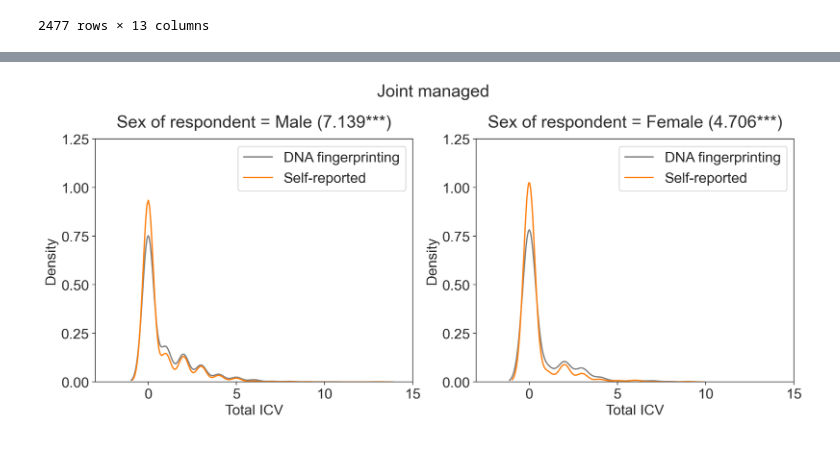
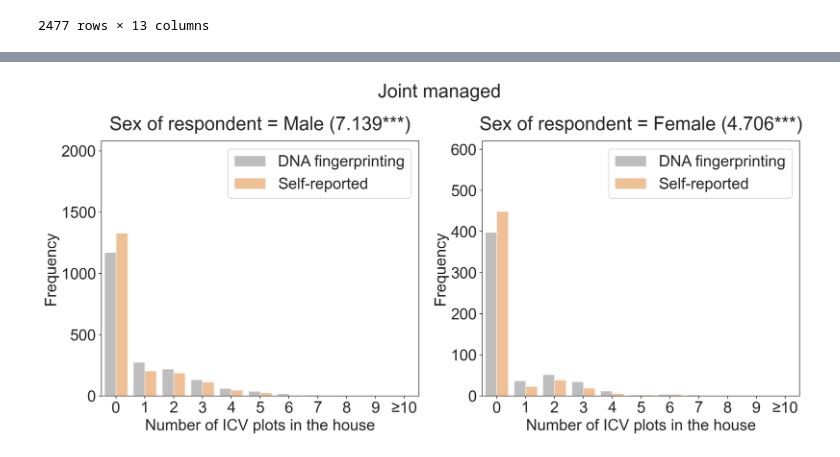
Before and after one commit to japrietov/Technology-Adoption, a Jupyter notebook: Code/Final graphs (Python).ipynb, the cells around one changed output, grey strips where cells are left out. Cells and saved outputs as stored; diff of their text form; code cells hidden in the pictures.

```diff
--- a/Code/Final graphs (Python).ipynb
+++ b/Code/Final graphs (Python).ipynb
@@ -2,7 +2,7 @@
 import pandas as pd
 import seaborn as sns
 import matplotlib.pyplot as plt
-plt.rcParams.update({'font.size': 18})
+plt.rcParams.update({'font.size': 20})
 
 # running new things
 from scipy.stats import ttest_rel
@@ -99,14 +99,14 @@ df_F = df_allMF[df_allMF['A02_Sex'] == 'Female']
 df_F = df_F.reset_index(drop=True)
 
 # https://data.iita.org/dataset/the-cassava-monitoring-survey-cms-in-nigeria-household-and-plot-level-data
-df_H_dna = pd.read_csv("../Data/CMS-raw/dna.csv")
+df_H_dna_raw = pd.read_csv("../Data/CMS-raw/dna.csv")
 houseIDs = df_M['HouseID'].value_counts().keys()
-df_H_dna = df_H_dna[df_H_dna['HouseID'].isin(houseIDs)].groupby('HouseID', as_index=False).agg(
+df_H_dna_raw = df_H_dna_raw[df_H_dna_raw['HouseID'].isin(houseIDs)].groupby('HouseID', as_index=False).agg(
     {'StateID': 'min', 'adoption': ['sum', 'min']})
-df_H_dna.columns = ['HouseID', 'ZoneID', 'Household_ICV', 'planted']
-df_H_dna['ZoneID'] = (df_H_dna['ZoneID']/10).astype(int)#.tail()
-df_H_dna.head()
+df_H_dna_raw.columns = ['HouseID', 'ZoneID', 'Household_ICV', 'planted']
+df_H_dna_raw['ZoneID'] = (df_H_dna_raw['ZoneID']/10).astype(int)#.tail()
+df_H_dna_raw.head()
 
-df_H_dna.shape
+df_H_dna_raw.shape
 # %% [output]
 (729, 4)
@@ -436,10 +614,10 @@ df_CMS_HH  = df_CMS_HH.rename(columns={'Household_ICV': 'Total ICV - Survey', 'p
                                        'Male_ICV_Managed': 'Total ICV Male - Survey', 'Female_ICV_Managed': 'Total ICV Female - Survey',
                                        'Joint_ICV_Managed': 'Total ICV Joint - Survey'})
 
-df_CMS_HH_DNA = pd.merge(df_merge, df_CMS_HH[['HouseID', 'A02_Sex', 'Total ICV - Survey', 'Y_N ICV - Survey',
+df_CMS_HH_DNA_byplot = pd.merge(df_merge, df_CMS_HH[['HouseID', 'A02_Sex', 'Total ICV - Survey', 'Y_N ICV - Survey',
                                             'Total ICV Male - Survey', 'Total ICV Female - Survey', 'Total ICV Joint - Survey']],
                          on='HouseID')
-df_CMS_HH_DNA
+df_CMS_HH_DNA_byplot
 # %% [output]
 |  | HouseID | ZoneID | Total ICV - DNA | Y_N ICV - DNA | Total ICV Female - DNA | Total ICV Male - DNA | ... |
 | 0 | 112111 | 1 | 1 | 1 | 0 | 1 | ... |
@@ -495,68 +729,61 @@ DNA fingerprinting vs Self-reported 8.491***
 # %%
 var = 'Total ICV Joint'
-plt.rcParams.update({'font.size': 16})
+# plt.rcParams.update({'font.size': 16})
 
 for _, color in zip(['Male', 'Female', 'Joint'], ['C0', 'C3', 'C1']):
-    var = 'Total ICV ' + _
+    var = 'Household_ICV_' + _
 
-    fig1, ax1 = plt.subplots(1, 2, figsize=(14,5), dpi=200)
-    df_CMS_HH_DNA_male = df_CMS_HH_DNA[df_CMS_HH_DNA['A02_Sex'] == 'Male']
-    df_CMS_HH_DNA_female = df_CMS_HH_DNA[df_CMS_HH_DNA['A02_Sex'] == 'Female']
+    fig1, ax1 = plt.subplots(1, 2, figsize=(16,6), dpi=200)
+    df_CMS_HH_DNA_male = summary_cms_byplot[summary_cms_byplot['A02_Sex'] == 'Male']
+    df_CMS_HH_DNA_female = summary_cms_byplot[summary_cms_byplot['A02_Sex'] == 'Female']
 
-    sns.kdeplot(df_CMS_HH_DNA_male[var + " - DNA"], ax = ax1[0],  color="C7", label ="DNA fingerprinting")
-    sns.kdeplot(df_CMS_HH_DNA_male[var + " - Survey"], ax = ax1[0], color=color, label ="Self-reported")
+    sns.barplot(df_CMS_HH_DNA_male[(df_CMS_HH_DNA_male['variable'] == var)], x='level',  y='count',
+                    ax = ax1[0],
+                    hue="source", errorbar=None, palette=["C7", color], alpha=0.5)
 
-
-    sns.kdeplot(df_CMS_HH_DNA_female[var + " - DNA"], ax = ax1[1],  color="C7", label ="DNA fingerprinting")
-    sns.kdeplot(df_CMS_HH_DNA_female[var + " - Survey"], ax = ax1[1], color=color, label ="Self-reported")
+    sns.barplot(df_CMS_HH_DNA_female[(df_CMS_HH_DNA_female['variable'] == var)], x='level',  y='count',
+                    ax = ax1[1],
+                    hue="source", errorbar=None, palette=["C7", color], alpha=0.5)
 
     ax1[0].set_xlabel('Total ICV')
     ax1[1].set_xlabel('Total ICV')
     # fig1.suptitle(f'{_} managed')
-    ttest_HM = ttest_rel(df_CMS_HH_DNA_male[f'{var} - DNA'], df_CMS_HH_DNA_male[f'{var} - Survey'], nan_policy='omit')
-    ttest_HF = ttest_rel(df_CMS_HH_DNA_female[f'{var} - DNA'], df_CMS_HH_DNA_female[f'{var} - Survey'], nan_policy='omit')
 
+    df_CMS_HH_DNA_byplot_male = df_CMS_HH_DNA_byplot[df_CMS_HH_DNA_byplot['A02_Sex'] == 'Male'][
+        [f'Total ICV {_} - DNA',  f'Total ICV {_} - Survey', 'A02_Sex']]
 
-    # data = []
-    # data.append(['DNA fingerprinting vs Self-reported', convert_pvalue(ttest_HM[0], ttest_HM[1])])
-    # df_ttest = pd.DataFrame(data, columns = ['Comparison', 'T-test'])
-    # ax1[0].table(cellText=df_ttest.values, colLabels=df_ttest.columns,
-    #           cellLoc='left', colWidths=[0.8, 0.3], bbox = (0.35, 0.05, 0.6, 0.15), loc='lower right', zorder=10)
+    df_CMS_HH_DNA_byplot_female = df_CMS_HH_DNA_byplot[df_CMS_HH_DNA_byplot['A02_Sex'] == 'Female'][
+        [f'Total ICV {_} - DNA',  f'Total ICV {_} - Survey', 'A02_Sex']]
 
-    # data = []
-    # data.append(['DNA fingerprinting vs Self-reported', convert_pvalue(ttest_HF[0], ttest_HF[1])])
-    # df_ttest = pd.DataFrame(data, columns = ['Comparison', 'T-test'])
-    # ax1[1].table(cellText=df_ttest.values, colLabels=df_ttest.columns,
-    #           cellLoc='left', colWidths=[0.8, 0.3], bbox = (0.35, 0.05, 0.6, 0.15), loc='lower right', zorder=10)
+    ttest_HM = ttest_rel(df_CMS_HH_DNA_byplot_male[f'Total ICV {_} - DNA'],
+                         df_CMS_HH_DNA_byplot_male[f'Total ICV {_} - Survey'], nan_policy='omit')
+    ttest_HF = ttest_rel(df_CMS_HH_DNA_byplot_female[f'Total ICV {_} - DNA'],
+                         df_CMS_HH_DNA_byplot_female[f'Total ICV {_} - Survey'], nan_policy='omit')
+    print(ttest_HM)
     print(['DNA fingerprinting vs Self-reported', convert_pvalue(ttest_HM[0], ttest_HM[1])])
     print(['DNA fingerprinting vs Self-reported', convert_pvalue(ttest_HF[0], ttest_HF[1])])
 
-    ax1[0].set_ylabel('Density')
+    ax1[0].set_ylabel('Frequency')
     ax1[0].set_xlabel('Y/N ICV' if var == 'planted' else 'Total ICV')
 
-    ax1[1].set_ylabel('Density')
+    ax1[1].set_ylabel('Frequency')
     ax1[1].set_xlabel('Y/N ICV' if var == 'planted' else 'Total ICV')
-
 
     ax1[0].set_title(f'Sex of respondent = Male ({convert_pvalue(ttest_HM[0], ttest_HM[1])})',  y=1.025)
     ax1[1].set_title(f'Sex of respondent = Female ({convert_pvalue(ttest_HF[0], ttest_HF[1])})', y=1.025)
     ax1[0].legend(loc=1)
     ax1[1].legend(loc=1)
 
-    # ax1[0].set_ylim(0, 2)
-    ax1[0].set_xlim(-3, 15)
-    # ax1[0].set_yticks([0, 0.5, 1, 1.5, 2])
+    ax1[0].legend(labels=['DNA fingerprinting', 'Self-reported'])
+    ax1[1].legend(labels=['DNA fingerprinting', 'Self-reported'])
+    ax1[0].set_ylim(0, 2080)
+    ax1[1].set_ylim(0, 620)
+    ax1[0].set_yticks([i for i in range(0, 2010, 500)])
+    ax1[1].set_yticks([i for i in range(0, 610, 100)])
+    ax1[0].set_xlabel('Number of ICV plots in the house' )
+    ax1[1].set_xlabel('Number of ICV plots in the house')
 
-    # ax1[1].set_ylim(0, 2)
-    ax1[1].set_xlim(-3, 15)
-    # ax1[1].set_yticks([0, 0.5, 1, 1.5, 2])
-    if _ != 'Joint':
-        ax1[0].set_ylim(0, 1.25)
-        ax1[1].set_ylim(0, 1.25)
-    else:
-        ax1[0].set_yticks([0, 0.25, 0.5, 0.75, 1, 1.25])
-        ax1[1].set_yticks([0, 0.25, 0.5, 0.75, 1, 1.25])
 
     fig1.suptitle(f'{_} managed', y=1.05)
-    fig1.savefig(f"../Manuscript/Figures/Figure_6_{_}_managed.pdf", dpi=600, bbox_inches='tight' )
+    fig1.savefig(f"../Manuscript/Figures/Figure_5_{_}_managed.pdf", dpi=600, bbox_inches='tight' )
 # %% [output]
@@ -571 +801 @@ for _, color in zip(['Male', 'Female', 'Joint'], ['C0', 'C3', 'C1']):
-[figure, old version]
+[figure, new version]
```
Also changed, not shown: parts of 11 cells of this notebook, 16 other files.
